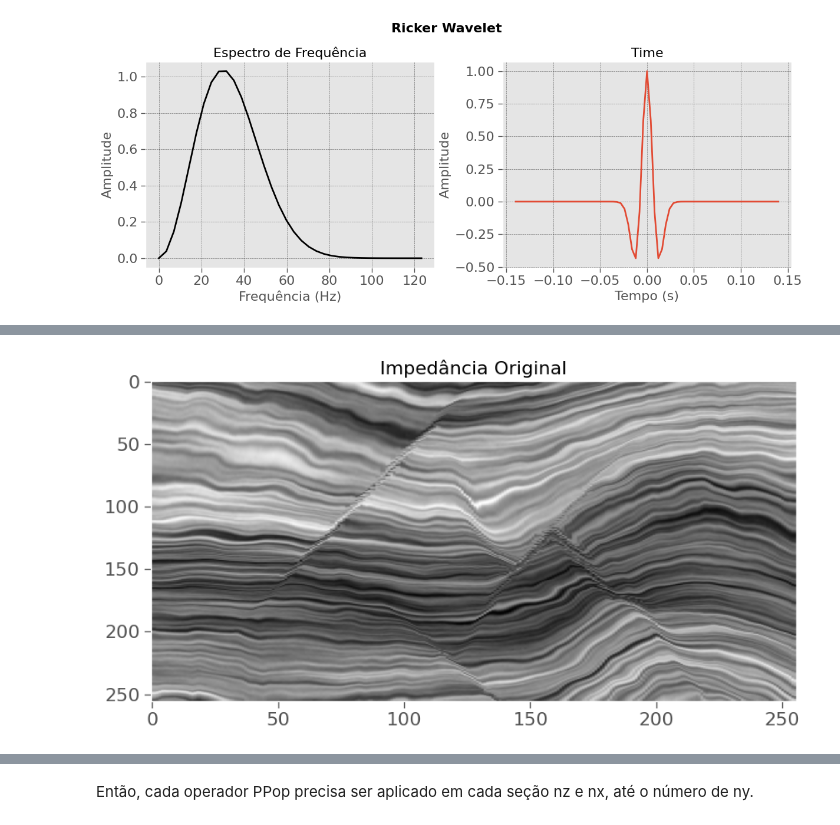
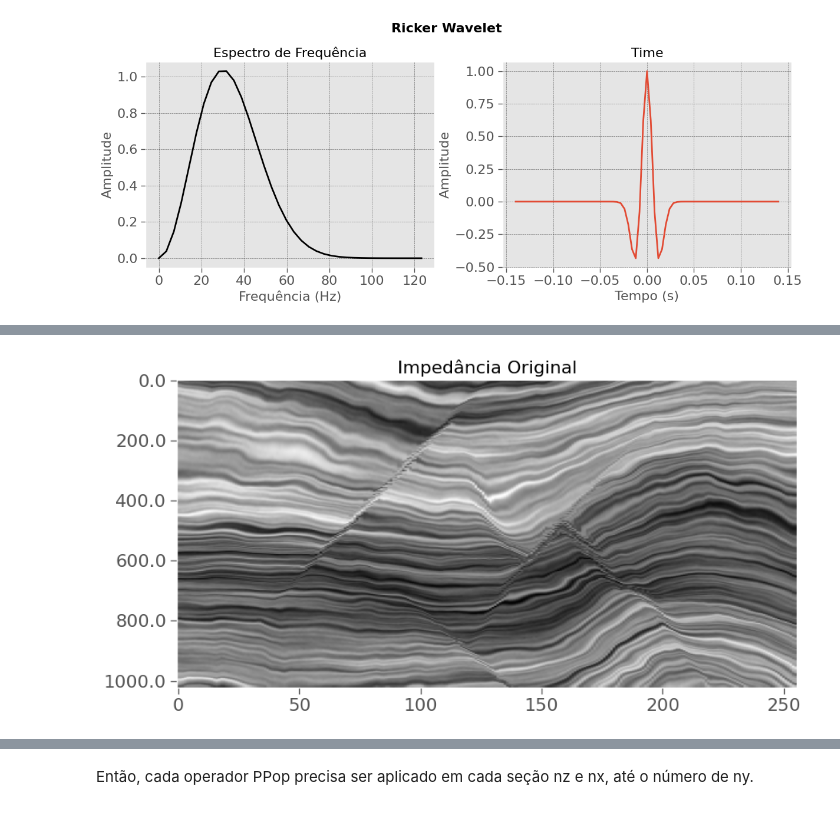
Before and after one commit to albano-a/inversion_methods_algorithms, a Jupyter notebook: full_section.ipynb, the cells around one changed output, grey strips where cells are left out. Drawn from its saved outputs; the diff is of its cells as text; code cells hidden in the pictures.

```diff
--- a/full_section.ipynb
+++ b/full_section.ipynb
@@ -181,11 +175,12 @@ imp_background = butter_lowpass_filtfilt(data_imp, cutoff, fs, order=5)
 # %%
 plt.figure(figsize=(10, 5))
 
 plt.imshow(data_imp[100, :, :].T, cmap='gray', aspect='auto')
 plt.title('Impedância Original')
+plt.gca().set_yticklabels(plt.gca().get_yticks() * 4)  # Altera os rótulos do eixo y
 plt.grid()
 # %% [output]
-[figure, old version]
+[figure, new version]
 # %%
 # Plot da impedância (gabarito)
 plt.figure(figsize=(10,8))
```
Also changed, not shown: parts of 7 cells of this notebook, 14 other files.
